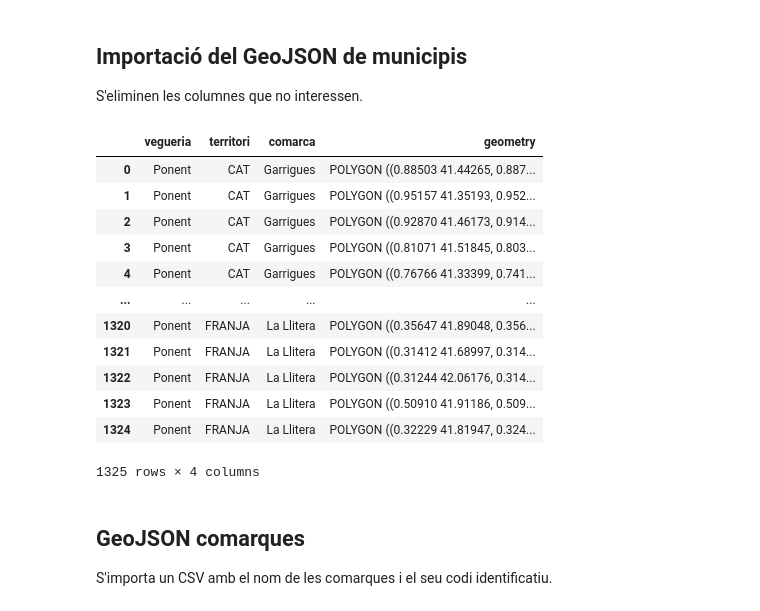
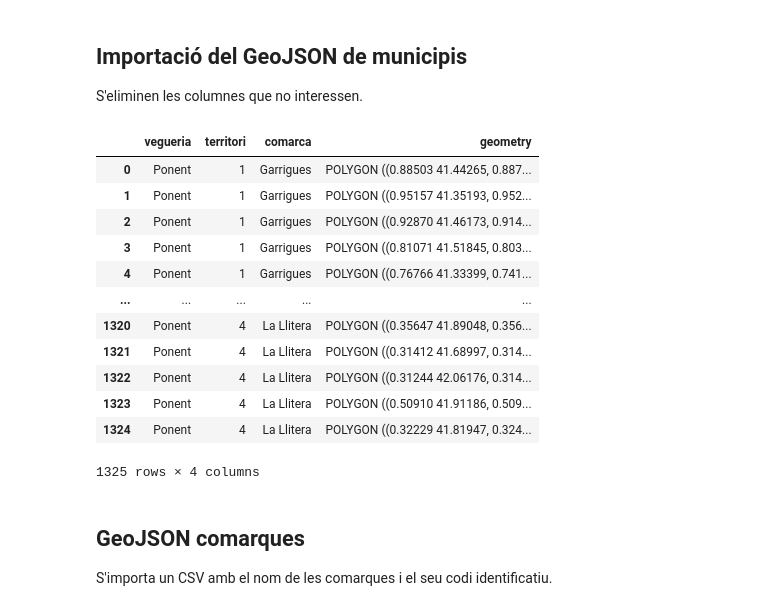
Before and after one commit to jaymaeuro/100cims_data, a Jupyter notebook: comarques.ipynb, the cells around one changed output. Saved outputs shown, nothing was run; the diff lists cells and outputs as text; code cells hidden in the pictures.

```diff
--- a/comarques.ipynb
+++ b/comarques.ipynb
@@ -15,20 +15,25 @@ TOTAL_COMARQUES = ['Alt Camp', 'Noguera', 'Baix Camp', 'Barcelonès', 'Priorat',
 S'eliminen les columnes que no interessen.
 # %%
 df = gpd.read_file("municipis_Cat_And_CN_Franja.geojson").drop(columns=["extrude", "cartodb_id", "visibility", "codi", "municipi", "OGR", "OGR_STYLE", "tessellate"])
+
+df.loc[df["territori"] == "CAT", "territori"] = 1
+df.loc[df["territori"] == "AND", "territori"] = 2
+df.loc[df["territori"] == "NORD", "territori"] = 3
+df.loc[df["territori"] == "FRANJA", "territori"] = 4
 df
 # %% [output]
 |  | vegueria | territori | comarca | geometry |
-| 0 | Ponent | CAT | Garrigues | POLYGON ((0.88503 41.44265, 0.887... |
-| 1 | Ponent | CAT | Garrigues | POLYGON ((0.95157 41.35193, 0.952... |
-| 2 | Ponent | CAT | Garrigues | POLYGON ((0.92870 41.46173, 0.914... |
-| 3 | Ponent | CAT | Garrigues | POLYGON ((0.81071 41.51845, 0.803... |
-| 4 | Ponent | CAT | Garrigues | POLYGON ((0.76766 41.33399, 0.741... |
+| 0 | Ponent | 1 | Garrigues | POLYGON ((0.88503 41.44265, 0.887... |
+| 1 | Ponent | 1 | Garrigues | POLYGON ((0.95157 41.35193, 0.952... |
+| 2 | Ponent | 1 | Garrigues | POLYGON ((0.92870 41.46173, 0.914... |
+| 3 | Ponent | 1 | Garrigues | POLYGON ((0.81071 41.51845, 0.803... |
+| 4 | Ponent | 1 | Garrigues | POLYGON ((0.76766 41.33399, 0.741... |
 | ... | ... | ... | ... | ... |
-| 1320 | Ponent | FRANJA | La Llitera | POLYGON ((0.35647 41.89048, 0.356... |
-| 1321 | Ponent | FRANJA | La Llitera | POLYGON ((0.31412 41.68997, 0.314... |
-| 1322 | Ponent | FRANJA | La Llitera | POLYGON ((0.31244 42.06176, 0.314... |
-| 1323 | Ponent | FRANJA | La Llitera | POLYGON ((0.50910 41.91186, 0.509... |
-| 1324 | Ponent | FRANJA | La Llitera | POLYGON ((0.32229 41.81947, 0.324... |
+| 1320 | Ponent | 4 | La Llitera | POLYGON ((0.35647 41.89048, 0.356... |
+| 1321 | Ponent | 4 | La Llitera | POLYGON ((0.31412 41.68997, 0.314... |
+| 1322 | Ponent | 4 | La Llitera | POLYGON ((0.31244 42.06176, 0.314... |
+| 1323 | Ponent | 4 | La Llitera | POLYGON ((0.50910 41.91186, 0.509... |
+| 1324 | Ponent | 4 | La Llitera | POLYGON ((0.32229 41.81947, 0.324... |
 1325 rows × 4 columns
 # %% [markdown]
 ## GeoJSON comarques
```
Also changed, not shown: parts of 16 cells of this notebook, 4 other files.
